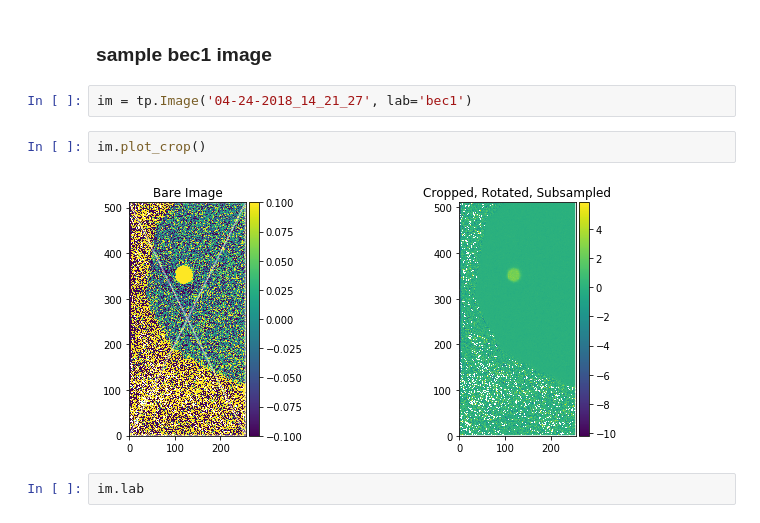
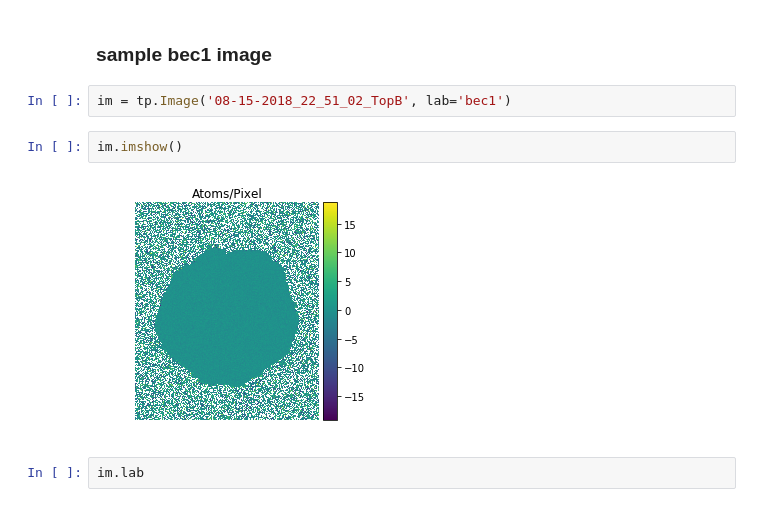
Before and after one commit to ranchop/therpy, a Jupyter notebook: notebooks/Fermi 3 images.ipynb, the cells around one changed output. Cells and saved outputs as stored; diff of their text form.

```diff
--- a/notebooks/Fermi 3 images.ipynb
+++ b/notebooks/Fermi 3 images.ipynb
@@ -6,11 +11,11 @@ import matplotlib.pyplot as plt
 # %% [markdown]
 ### sample bec1 image
 # %%
-im = tp.Image('04-24-2018_14_21_27', lab='bec1')
+im = tp.Image('08-15-2018_22_51_02_TopB', lab='bec1')
 # %%
-im.plot_crop()
+im.imshow()
 # %% [output]
-[figure, old version]
+[figure, new version]
 # %%
 im.lab
 # %% [output]
```
Also changed, not shown: parts of 3 cells of this notebook, 5 other files.
